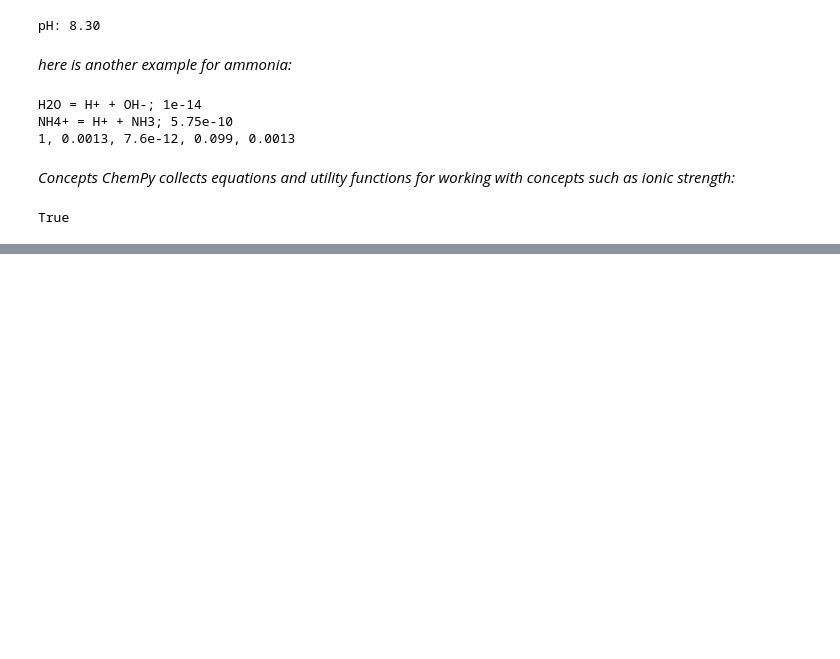
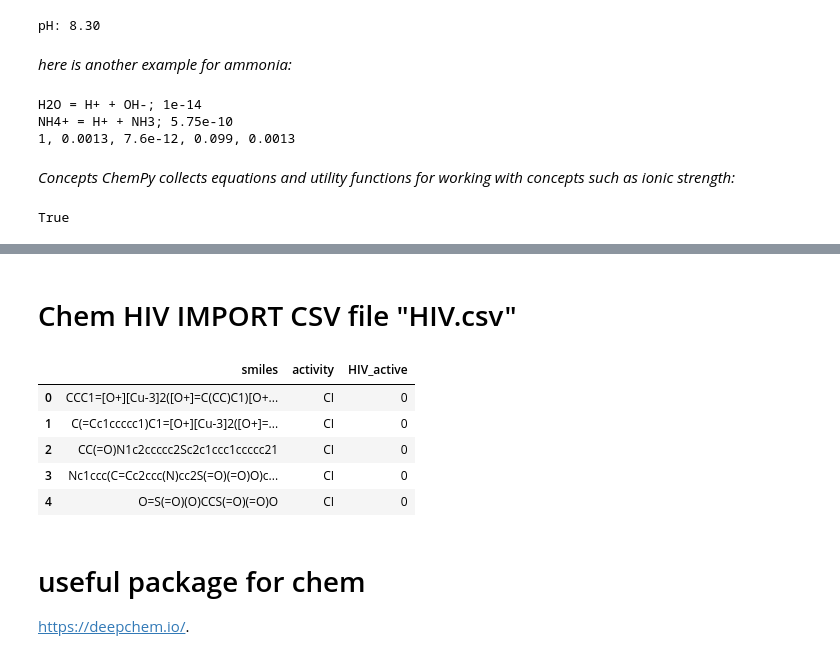
Before and after one commit to mouse-rider/Chemistry_vlab, a Jupyter notebook: Chemistry_Vlab.ipynb, the cells around one changed output, grey strips where cells are left out. Drawn from its saved outputs; the diff is of its cells as text; code cells hidden in the pictures; blank space fills up the shorter version.

```diff
--- a/Chemistry_Vlab.ipynb
+++ b/Chemistry_Vlab.ipynb
@@ -248,0 +287,18 @@ True
+# %% [markdown]
+# Chem HIV IMPORT CSV file "HIV.csv"
+# %%
+import pandas as pd
+import numpy as np
+
+df = pd.read_csv('HIV.csv');
+df.head()
+# %% [output]
+|  | smiles | activity | HIV_active |
+| 0 | CCC1=[O+][Cu-3]2([O+]=C(CC)C1)[O+... | CI | 0 |
+| 1 | C(=Cc1ccccc1)C1=[O+][Cu-3]2([O+]=... | CI | 0 |
+| 2 | CC(=O)N1c2ccccc2Sc2c1ccc1ccccc21 | CI | 0 |
+| 3 | Nc1ccc(C=Cc2ccc(N)cc2S(=O)(=O)O)c... | CI | 0 |
+| 4 | O=S(=O)(O)CCS(=O)(=O)O | CI | 0 |
+# %% [markdown]
+# useful package for chem
+https://deepchem.io/.
```
Also changed, not shown: parts of 11 cells of this notebook.
